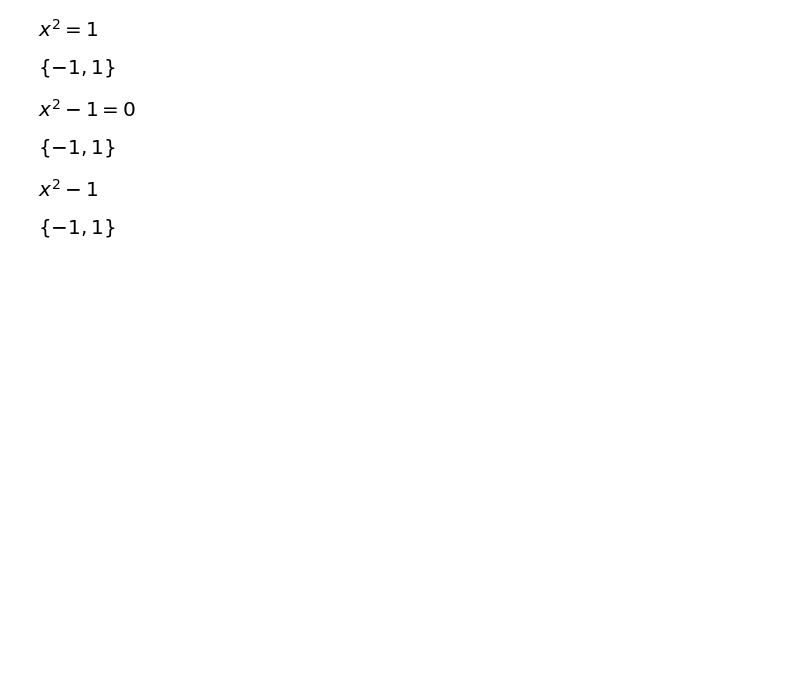
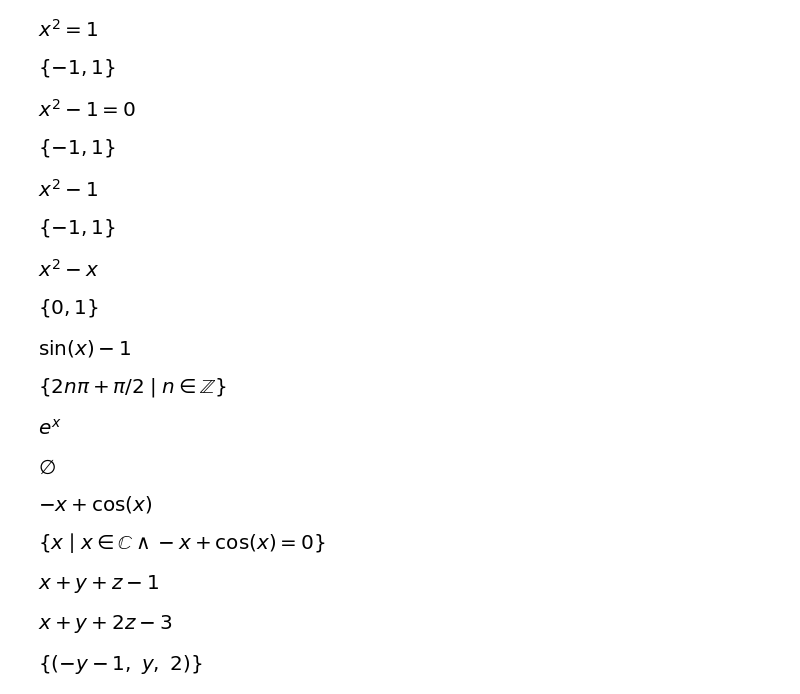
Before and after one commit to leihuagh/Teaching-Algebra-II-Uing_SumPy-Latex, a Jupyter notebook: modules/02_solvers/01_a_note_about_equation.ipynb, the cells around one changed output. Saved outputs shown, nothing was run; the diff lists cells and outputs as text; code cells hidden in the pictures; blank space fills up the shorter version.

Commit message:
solveset, linsolve, nonlinsolve

```diff
--- a/modules/02_solvers/01_a_note_about_equation.ipynb
+++ b/modules/02_solvers/01_a_note_about_equation.ipynb
@@ -35,3 +35,53 @@ expr
 solveset(expr, x)
 # %% [output]
 [figure]
+# %%
+expr = x**2 - x
+expr
+# %% [output]
+[figure, added]
+# %%
+solveset(expr, x)
+# %% [output]
+[figure, added]
+# %%
+expr = sin(x) - 1
+expr
+# %% [output]
+[figure, added]
+# %%
+solveset(expr, x, domain=S.Reals)
+# %% [output]
+[figure, added]
+# %%
+expr = exp(x)
+expr
+# %% [output]
+[figure, added]
+# %%
+solveset(expr, x)
+# %% [output]
+[figure, added]
+# %%
+expr = cos(x) - x
+expr
+# %% [output]
+[figure, added]
+# %%
+solveset(expr, x)
+# %% [output]
+[figure, added]
+# %%
+expr1 = x + y + z - 1
+expr1
+# %% [output]
+[figure, added]
+# %%
+expr2 = x + y + 2*z - 3
+expr2
+# %% [output]
+[figure, added]
+# %%
+linsolve([expr1, expr2], (x, y, z))
+# %% [output]
+[figure, added]
```
Also changed, not shown: parts of 10 cells of this notebook.
